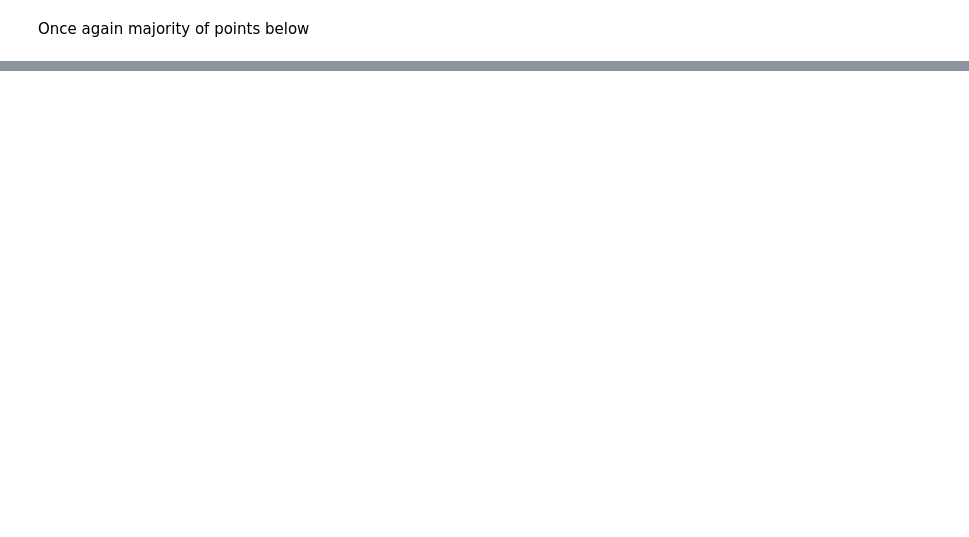
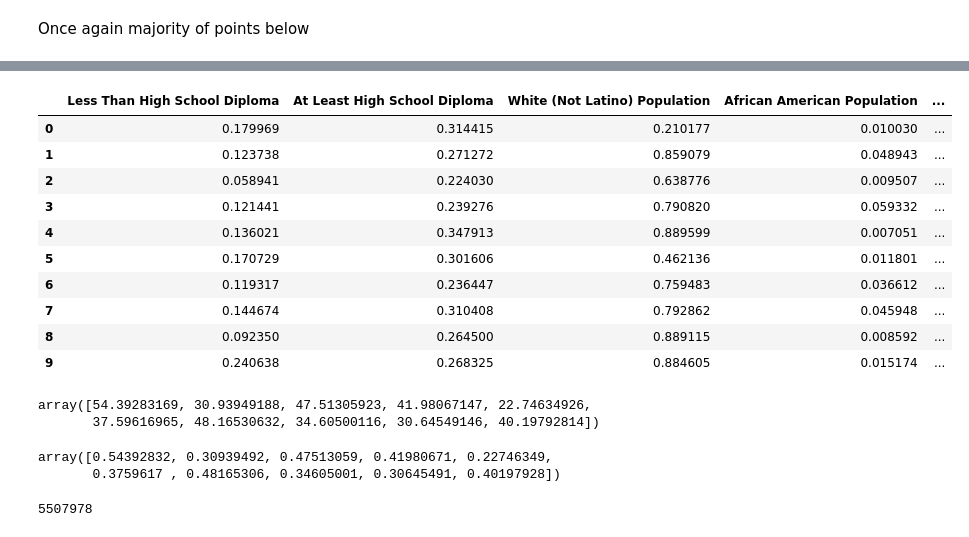
Before and after one commit to eweed001/ORIE-4741-Project, a Jupyter notebook: Model Construction2.ipynb, the cells around one changed output, grey strips where cells are left out. Saved outputs shown, nothing was run; the diff lists cells and outputs as text; code cells hidden in the pictures; blank space fills up the shorter version.

```diff
--- a/Model Construction2.ipynb
+++ b/Model Construction2.ipynb
@@ -824,0 +922,10 @@ Once again majority of points below
+# %%
+az = df2020_small
+counter = 0
+for i in range(0,len(az)):
+    if('Arizona' in az['Geographic Area Name_x'][i]):
+        #print("az")
+        counter +=1
+    else:
+        az = az.drop([i])
+az.head()
@@ -824,0 +939,31 @@ Once again majority of points below
+# %%
+az
+# %% [output]
+|  | Less Than High School Diploma | At Least High School Diploma | White (Not Latino) Population | African American Population | ... |
+| 0 | 0.179969 | 0.314415 | 0.210177 | 0.010030 | ... |
+| 1 | 0.123738 | 0.271272 | 0.859079 | 0.048943 | ... |
+| 2 | 0.058941 | 0.224030 | 0.638776 | 0.009507 | ... |
+| 3 | 0.121441 | 0.239276 | 0.790820 | 0.059332 | ... |
+| 4 | 0.136021 | 0.347913 | 0.889599 | 0.007051 | ... |
+| 5 | 0.170729 | 0.301606 | 0.462136 | 0.011801 | ... |
+| 6 | 0.119317 | 0.236447 | 0.759483 | 0.036612 | ... |
+| 7 | 0.144674 | 0.310408 | 0.792862 | 0.045948 | ... |
+| 8 | 0.092350 | 0.264500 | 0.889115 | 0.008592 | ... |
+| 9 | 0.240638 | 0.268325 | 0.884605 | 0.015174 | ... |
+# %%
+az_preds = main2020_preds[0:10]
+az_preds
+# %% [output]
+array([54.39283169, 30.93949188, 47.51305923, 41.98067147, 22.74634926,
+       37.59616965, 48.16530632, 34.60500116, 30.64549146, 40.19792814])
+# %%
+az_preds = az_preds/100
+az_preds
+# %% [output]
+array([0.54392832, 0.30939492, 0.47513059, 0.41980671, 0.22746349,
+       0.3759617 , 0.48165306, 0.34605001, 0.30645491, 0.40197928])
+# %%
+total_pop = az['AGE18PLUS_TOT'].sum()
+total_pop
+# %% [output]
+5507978
```
Also changed, not shown: parts of 95 cells of this notebook, 6 other files.
